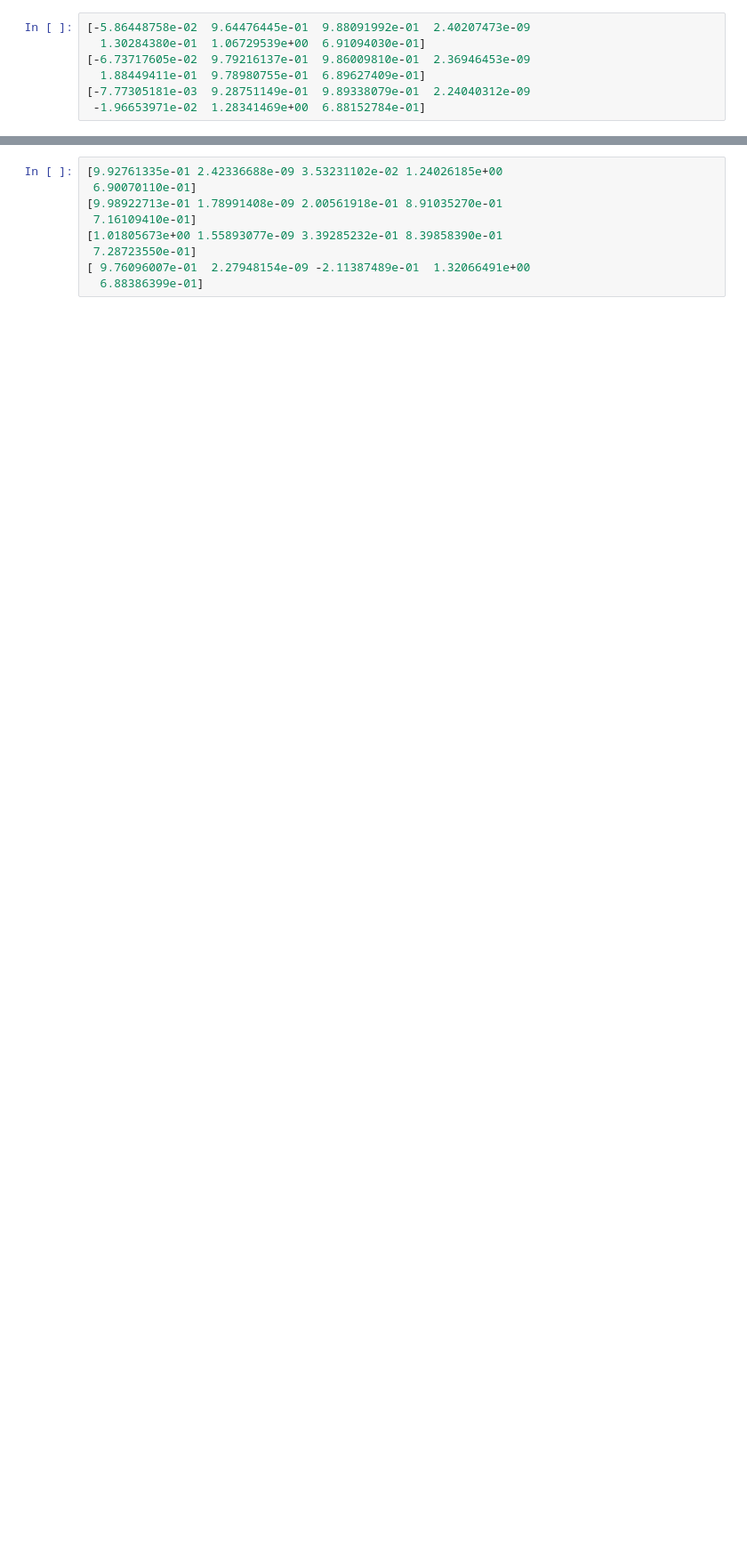
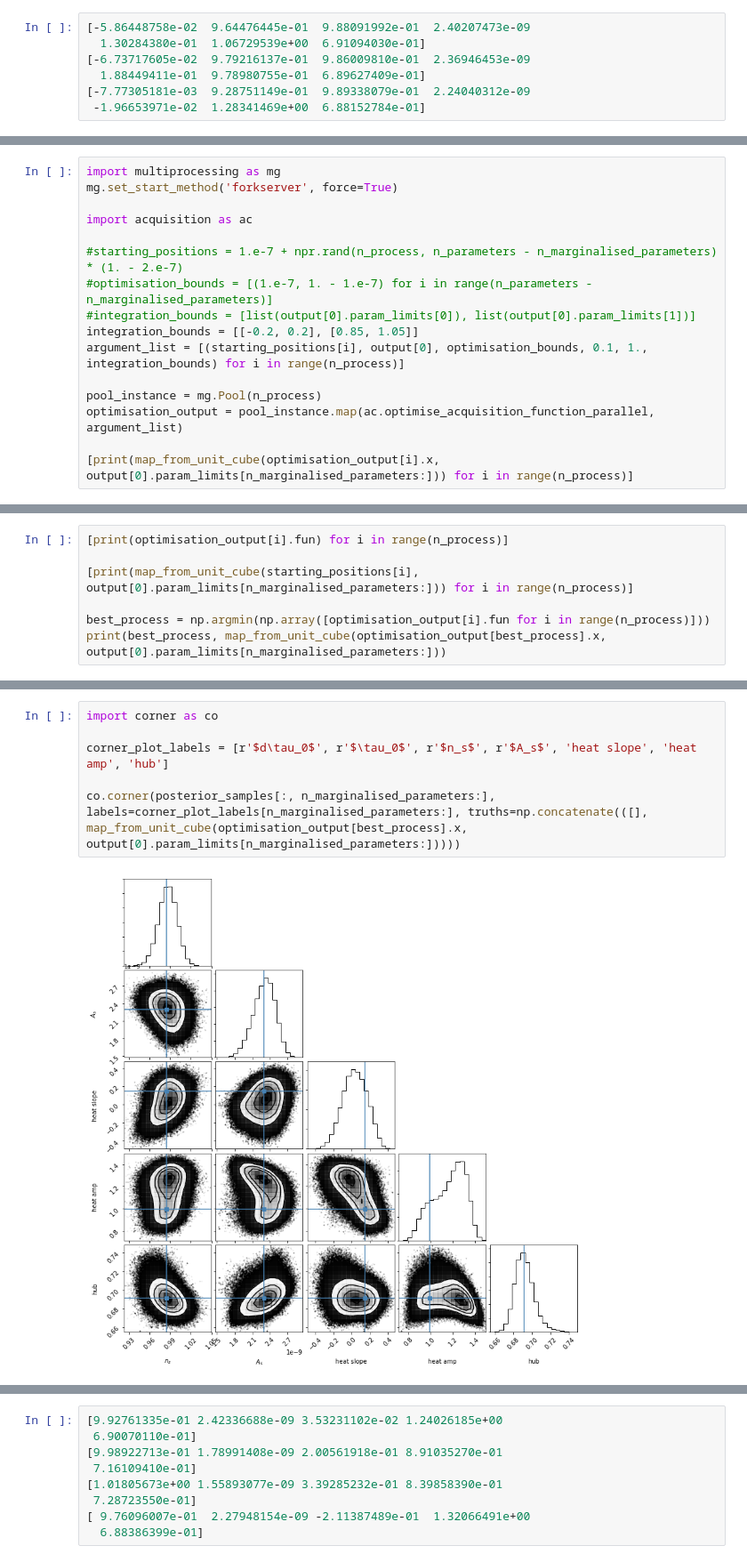
Before and after one commit to keirkwame/lya_emulator, a Jupyter notebook: test_emulator.ipynb, the cells around one changed output, grey strips where cells are left out. Shown at 89% size. Saved outputs shown, nothing was run; the diff lists cells and outputs as text; blank space fills up the shorter version.

Commit message:
Consider some other acquisition functions

```diff
--- a/test_emulator.ipynb
+++ b/test_emulator.ipynb
@@ -241,0 +272,16 @@ co.corner(posterior_samples[:, 2:], labels=corner_plot_labels, truths=np.concate
+# %%
+import multiprocessing as mg
+mg.set_start_method('forkserver', force=True)
+
+import acquisition as ac
+
+#starting_positions = 1.e-7 + npr.rand(n_process, n_parameters - n_marginalised_parameters) * (1. - 2.e-7)
+#optimisation_bounds = [(1.e-7, 1. - 1.e-7) for i in range(n_parameters - n_marginalised_parameters)]
+#integration_bounds = [list(output[0].param_limits[0]), list(output[0].param_limits[1])]
+integration_bounds = [[-0.2, 0.2], [0.85, 1.05]]
+argument_list = [(starting_positions[i], output[0], optimisation_bounds, 0.1, 1., integration_bounds) for i in range(n_process)]
+
+pool_instance = mg.Pool(n_process)
+optimisation_output = pool_instance.map(ac.optimise_acquisition_function_parallel, argument_list)
+
+[print(map_from_unit_cube(optimisation_output[i].x, output[0].param_limits[n_marginalised_parameters:])) for i in range(n_process)]
@@ -241,0 +323,7 @@ co.corner(posterior_samples[:, 2:], labels=corner_plot_labels, truths=np.concate
+# %%
+[print(optimisation_output[i].fun) for i in range(n_process)]
+
+[print(map_from_unit_cube(starting_positions[i], output[0].param_limits[n_marginalised_parameters:])) for i in range(n_process)]
+
+best_process = np.argmin(np.array([optimisation_output[i].fun for i in range(n_process)]))
+print(best_process, map_from_unit_cube(optimisation_output[best_process].x, output[0].param_limits[n_marginalised_parameters:]))
@@ -241,0 +348,8 @@ co.corner(posterior_samples[:, 2:], labels=corner_plot_labels, truths=np.concate
+# %%
+import corner as co
+
+corner_plot_labels = [r'$d\tau_0$', r'$\tau_0$', r'$n_s$', r'$A_s$', 'heat slope', 'heat amp', 'hub']
+
+co.corner(posterior_samples[:, n_marginalised_parameters:], labels=corner_plot_labels[n_marginalised_parameters:], truths=np.concatenate(([], map_from_unit_cube(optimisation_output[best_process].x, output[0].param_limits[n_marginalised_parameters:]))))
+# %% [output]
+[figure, added]
```
Also changed, not shown: parts of 13 cells of this notebook, 2 other files.
